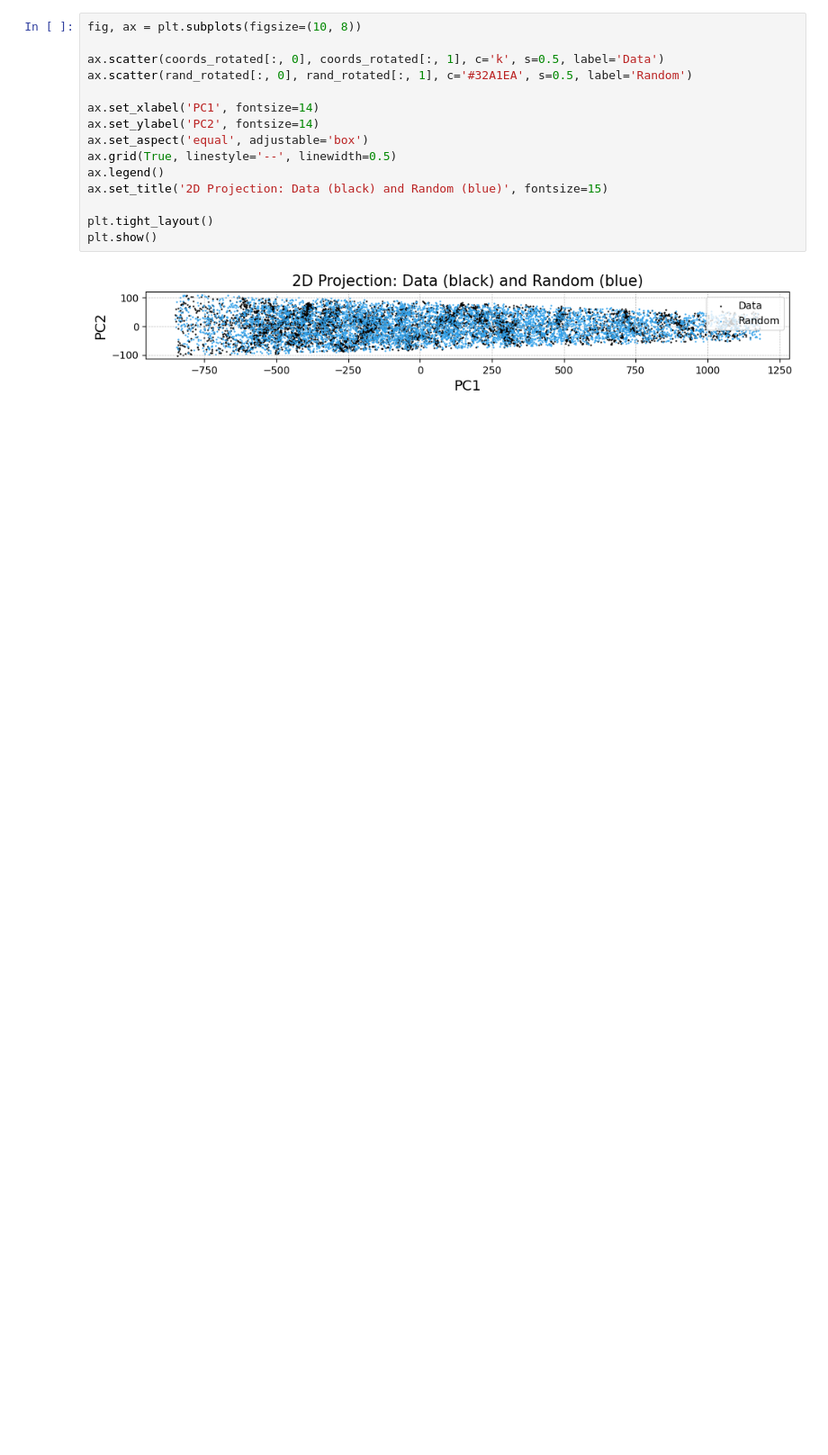
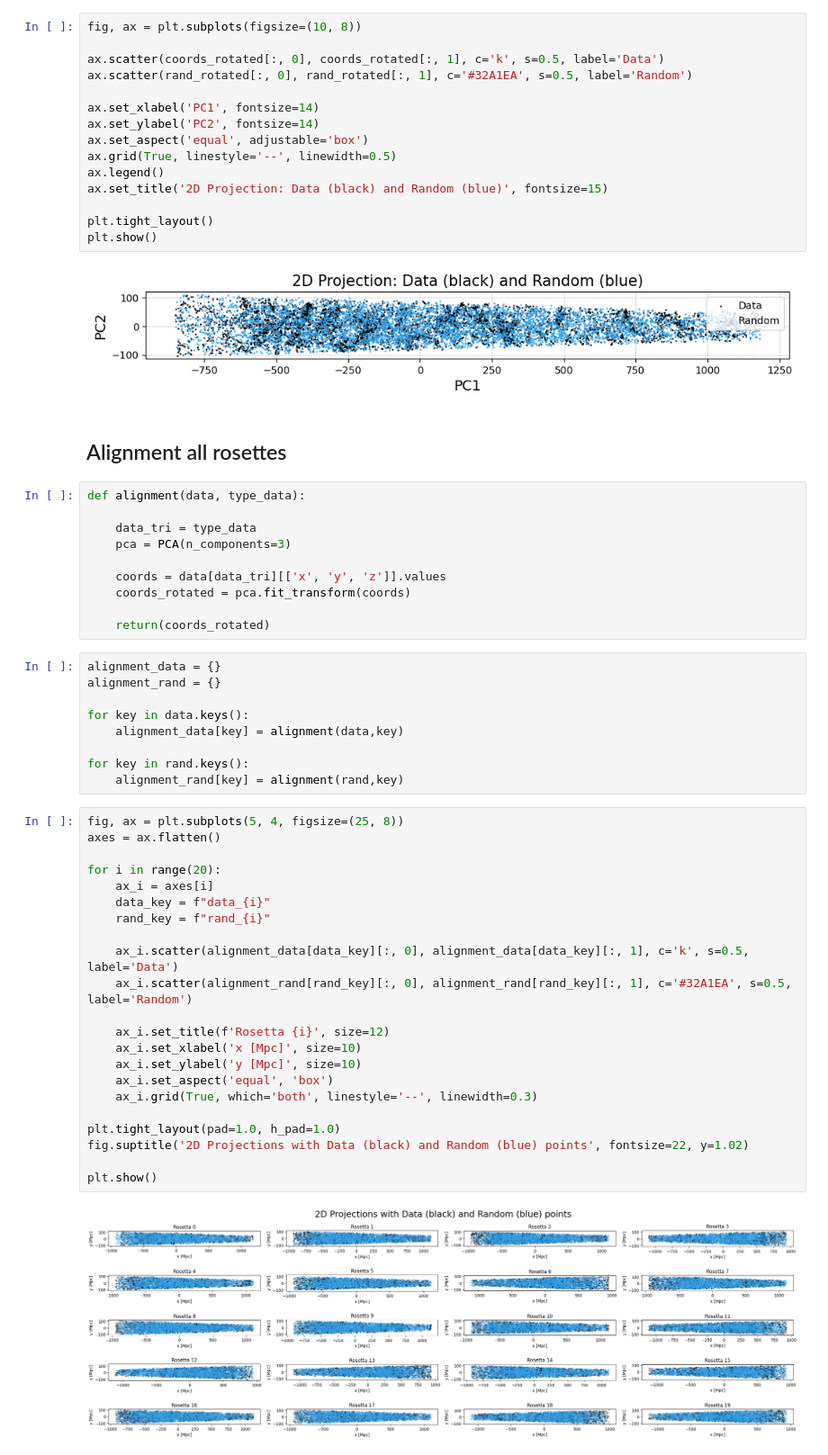
Before and after one commit to soguevaram/DESI, a Jupyter notebook: 20250704_Classification_LRG.ipynb, the cells around one changed output. Shown at 90% size. Saved outputs shown, nothing was run; the diff lists cells and outputs as text; blank space fills up the shorter version.

Commit message:
Classification for all the rosettes

```diff
--- a/20250704_Classification_LRG.ipynb
+++ b/20250704_Classification_LRG.ipynb
@@ -351,4 +352,49 @@ plt.tight_layout()
 plt.show()
 # %% [output]
 [figure]
+# %% [markdown]
+## Alignment all rosettes
+# %%
+def alignment(data, type_data):
+
+    data_tri = type_data
+    pca = PCA(n_components=3)
+
+    coords = data[data_tri][['x', 'y', 'z']].values
+    coords_rotated = pca.fit_transform(coords)
+
+    return(coords_rotated)
+# %%
+alignment_data = {}
+alignment_rand = {}
+
+for key in data.keys():
+    alignment_data[key] = alignment(data,key)
+
+for key in rand.keys():
+    alignment_rand[key] = alignment(rand,key)
+# %%
+fig, ax = plt.subplots(5, 4, figsize=(25, 8))
+axes = ax.flatten()
+
+for i in range(20):
+    ax_i = axes[i]
+    data_key = f"data_{i}"
+    rand_key = f"rand_{i}"
+
+    ax_i.scatter(alignment_data[data_key][:, 0], alignment_data[data_key][:, 1], c='k', s=0.5, label='Data')
+    ax_i.scatter(alignment_rand[rand_key][:, 0], alignment_rand[rand_key][:, 1], c='#32A1EA', s=0.5, label='Random')
+
+    ax_i.set_title(f'Rosetta {i}', size=12)
+    ax_i.set_xlabel('x [Mpc]', size=10)
+    ax_i.set_ylabel('y [Mpc]', size=10)
+    ax_i.set_aspect('equal', 'box')
+    ax_i.grid(True, which='both', linestyle='--', linewidth=0.3)
+
+plt.tight_layout(pad=1.0, h_pad=1.0)
+fig.suptitle('2D Projections with Data (black) and Random (blue) points', fontsize=22, y=1.02)
+
+plt.show()
+# %% [output]
+[figure, added]
 # %%
```
Also changed, not shown: parts of 17 cells of this notebook.
